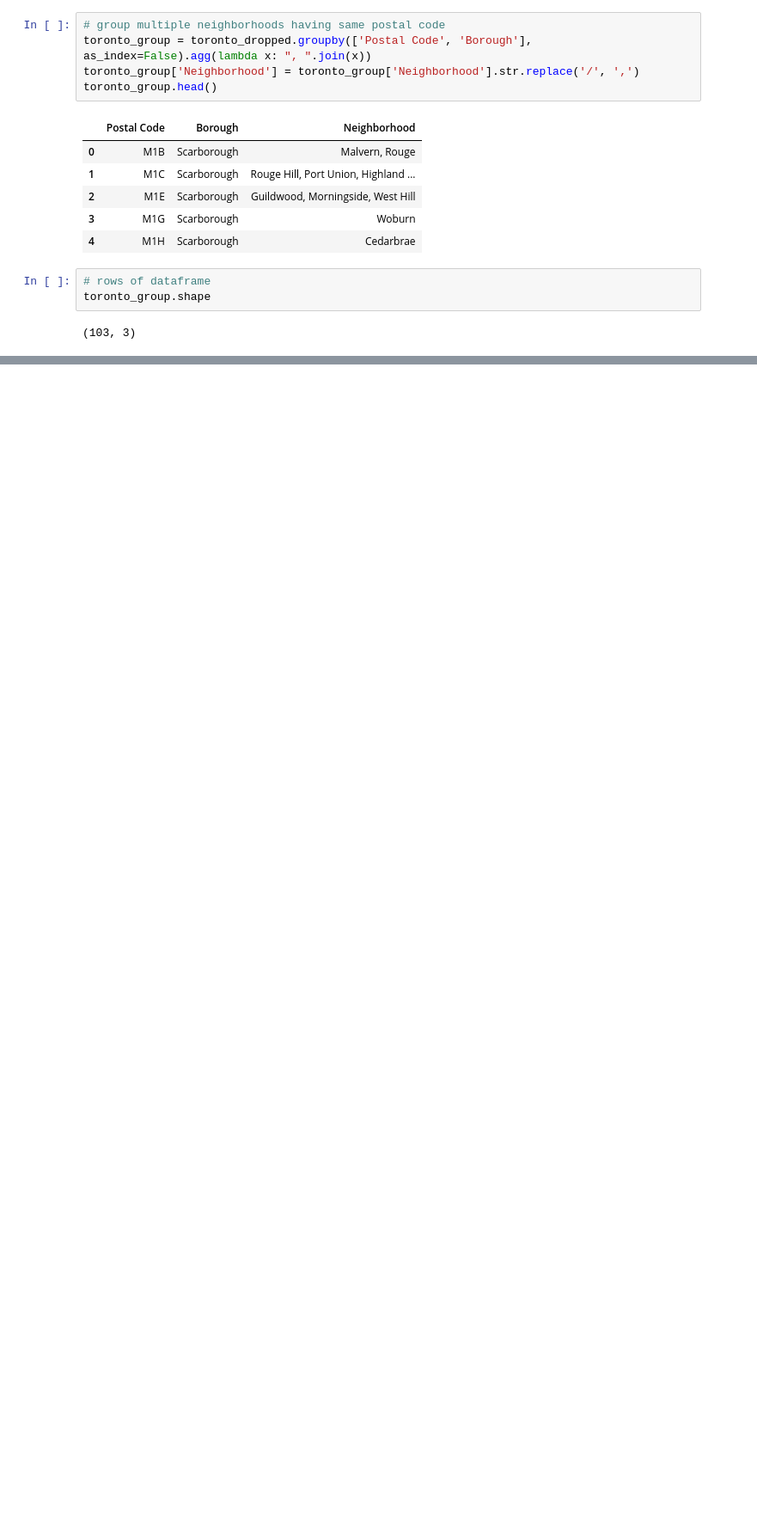
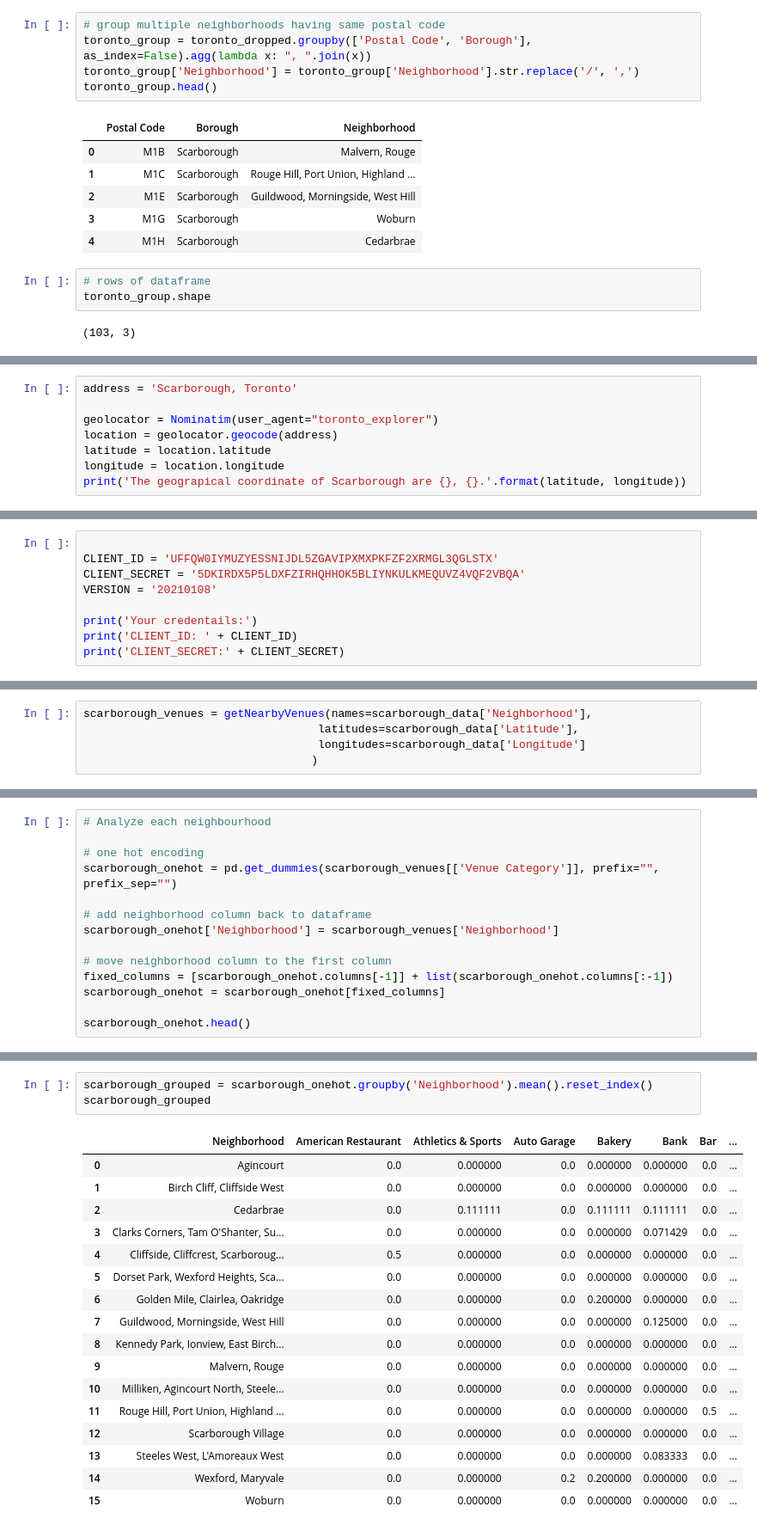
Before and after one commit to mbnair2k/Coursera_Capstone, a Jupyter notebook: Coursera Capstone Project.ipynb, the cells around one changed output, grey strips where cells are left out. Shown: that part at 86% size. Saved outputs shown, nothing was run; the diff lists cells and outputs as text; blank space fills up the shorter version.

```diff
--- a/Coursera Capstone Project.ipynb
+++ b/Coursera Capstone Project.ipynb
@@ -76,0 +131,8 @@ toronto_group.shape
+# %%
+address = 'Scarborough, Toronto'
+
+geolocator = Nominatim(user_agent="toronto_explorer")
+location = geolocator.geocode(address)
+latitude = location.latitude
+longitude = location.longitude
+print('The geograpical coordinate of Scarborough are {}, {}.'.format(latitude, longitude))
@@ -76,0 +163,9 @@ toronto_group.shape
+# %%
+
+CLIENT_ID = 'UFFQW0IYMUZYESSNIJDL5ZGAVIPXMXPKFZF2XRMGL3QGLSTX'
+CLIENT_SECRET = '5DKIRDX5P5LDXFZIRHQHHOK5BLIYNKULKMEQUVZ4VQF2VBQA'
+VERSION = '20210108'
+
+print('Your credentails:')
+print('CLIENT_ID: ' + CLIENT_ID)
+print('CLIENT_SECRET:' + CLIENT_SECRET)
@@ -76,0 +221,5 @@ toronto_group.shape
+# %%
+scarborough_venues = getNearbyVenues(names=scarborough_data['Neighborhood'],
+                                   latitudes=scarborough_data['Latitude'],
+                                   longitudes=scarborough_data['Longitude']
+                                  )
@@ -76,0 +281,14 @@ toronto_group.shape
+# %%
+# Analyze each neighbourhood
+
+# one hot encoding
+scarborough_onehot = pd.get_dummies(scarborough_venues[['Venue Category']], prefix="", prefix_sep="")
+
+# add neighborhood column back to dataframe
+scarborough_onehot['Neighborhood'] = scarborough_venues['Neighborhood']
+
+# move neighborhood column to the first column
+fixed_columns = [scarborough_onehot.columns[-1]] + list(scarborough_onehot.columns[:-1])
+scarborough_onehot = scarborough_onehot[fixed_columns]
+
+scarborough_onehot.head()
@@ -76,0 +307,21 @@ toronto_group.shape
+# %%
+scarborough_grouped = scarborough_onehot.groupby('Neighborhood').mean().reset_index()
+scarborough_grouped
+# %% [output]
+|  | Neighborhood | American Restaurant | Athletics & Sports | Auto Garage | Bakery | Bank | Bar | ... |
+| 0 | Agincourt | 0.0 | 0.000000 | 0.0 | 0.000000 | 0.000000 | 0.0 | ... |
+| 1 | Birch Cliff, Cliffside West | 0.0 | 0.000000 | 0.0 | 0.000000 | 0.000000 | 0.0 | ... |
+| 2 | Cedarbrae | 0.0 | 0.111111 | 0.0 | 0.111111 | 0.111111 | 0.0 | ... |
+| 3 | Clarks Corners, Tam O'Shanter, Su... | 0.0 | 0.000000 | 0.0 | 0.000000 | 0.071429 | 0.0 | ... |
+| 4 | Cliffside, Cliffcrest, Scarboroug... | 0.5 | 0.000000 | 0.0 | 0.000000 | 0.000000 | 0.0 | ... |
+| 5 | Dorset Park, Wexford Heights, Sca... | 0.0 | 0.000000 | 0.0 | 0.000000 | 0.000000 | 0.0 | ... |
+| 6 | Golden Mile, Clairlea, Oakridge | 0.0 | 0.000000 | 0.0 | 0.200000 | 0.000000 | 0.0 | ... |
+| 7 | Guildwood, Morningside, West Hill | 0.0 | 0.000000 | 0.0 | 0.000000 | 0.125000 | 0.0 | ... |
+| 8 | Kennedy Park, Ionview, East Birch... | 0.0 | 0.000000 | 0.0 | 0.000000 | 0.000000 | 0.0 | ... |
+| 9 | Malvern, Rouge | 0.0 | 0.000000 | 0.0 | 0.000000 | 0.000000 | 0.0 | ... |
+| 10 | Milliken, Agincourt North, Steele... | 0.0 | 0.000000 | 0.0 | 0.000000 | 0.000000 | 0.0 | ... |
+| 11 | Rouge Hill, Port Union, Highland ... | 0.0 | 0.000000 | 0.0 | 0.000000 | 0.000000 | 0.5 | ... |
+| 12 | Scarborough Village | 0.0 | 0.000000 | 0.0 | 0.000000 | 0.000000 | 0.0 | ... |
+| 13 | Steeles West, L'Amoreaux West | 0.0 | 0.000000 | 0.0 | 0.000000 | 0.083333 | 0.0 | ... |
+| 14 | Wexford, Maryvale | 0.0 | 0.000000 | 0.2 | 0.200000 | 0.000000 | 0.0 | ... |
+| 15 | Woburn | 0.0 | 0.000000 | 0.0 | 0.000000 | 0.000000 | 0.0 | ... |
```
Also changed, not shown: parts of 26 cells of this notebook.
